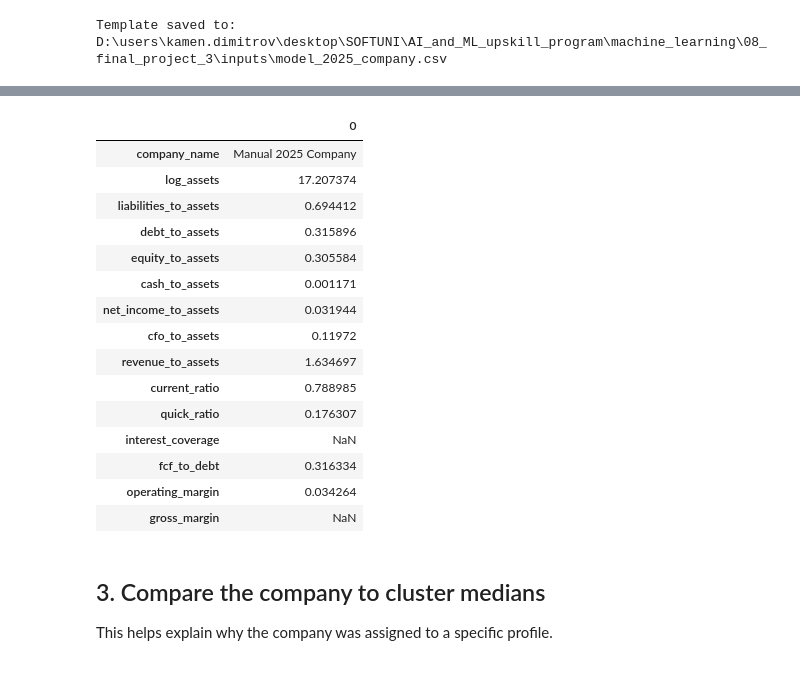
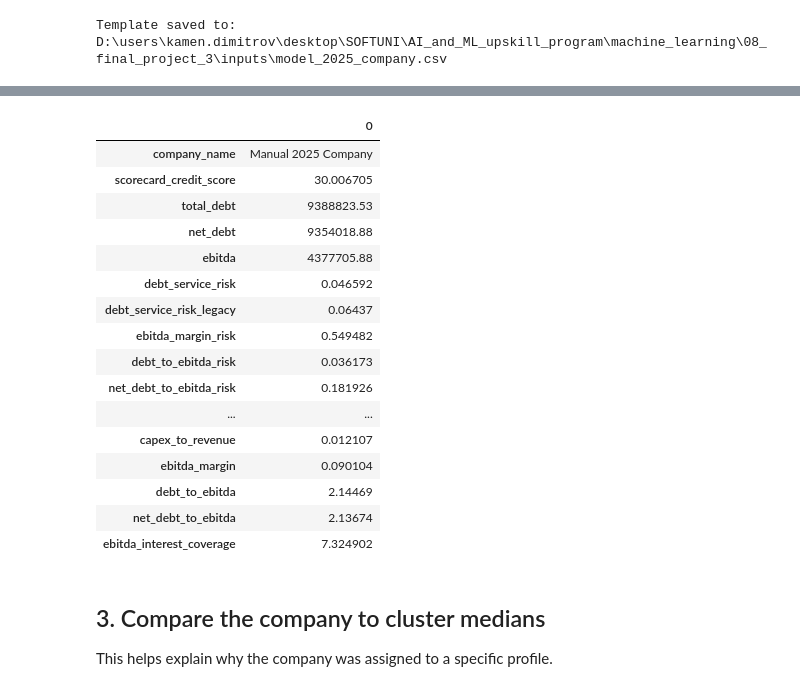
Before and after one commit to Kamend1/corporate_credit_clustering_tool, a Jupyter notebook: notebooks/03_private_company_credit_scoring_tool_feature_patch.ipynb, the cells around one changed output, grey strips where cells are left out. Drawn from its saved outputs; the diff is of its cells as text; code cells hidden in the pictures.

Commit message:
Update: Included EBITDA calculations and risk bloc in both clustering and scoring tool. Fixed calculations in scoring.py. Lowered thresholds to avoid annecessary lack of features.

```diff
--- a/notebooks/03_private_company_credit_scoring_tool.ipynb
+++ b/notebooks/03_private_company_credit_scoring_tool_feature_patch.ipynb
@@ -191,39 +200,68 @@ scored_manual_with_outlook[existing_summary_cols_with_outlook]
 # %%
-ratio_cols = [
+# Prefer the ratio list saved by Notebook 02's patched artifact.
+# Keep the fallback list so this notebook remains usable with older artifacts.
+ratio_cols = artifact.get("ratio_cols", [
     "log_assets",
     "liabilities_to_assets",
-    "debt_to_assets",
     "equity_to_assets",
     "cash_to_assets",
+    "revenue_to_assets",
     "net_income_to_assets",
     "cfo_to_assets",
-    "revenue_to_assets",
+    "debt_to_assets",
+    "debt_to_equity",
     "current_ratio",
     "quick_ratio",
+    "gross_margin",
+    "operating_margin",
     "interest_coverage",
+    "cfo_to_liabilities",
     "fcf_to_debt",
-    "operating_margin",
-    "gross_margin",
+    "capex_to_revenue",
+    "ebitda_margin",
+    "debt_to_ebitda",
+    "net_debt_to_ebitda",
+    "ebitda_interest_coverage",
+])
+
+additional_diagnostic_cols = [
+    "scorecard_credit_score",
+    "total_debt",
+    "net_debt",
+    "ebitda",
+    "debt_service_risk",
+    "debt_service_risk_legacy",
+    "ebitda_margin_risk",
+    "debt_to_ebitda_risk",
+    "net_debt_to_ebitda_risk",
+    "ebitda_coverage_risk",
+    "negative_ebitda_flag",
 ]
 
-scored_manual[["company_name"] + [c for c in ratio_cols if c in scored_manual.columns]].T
+manual_diagnostic_cols = [
+    c for c in additional_diagnostic_cols + ratio_cols
+    if c in scored_manual.columns
+]
+
+scored_manual[["company_name"] + manual_diagnostic_cols].T
 # %% [output]
 |  | 0 |
 | company_name | Manual 2025 Company |
-| log_assets | 17.207374 |
-| liabilities_to_assets | 0.694412 |
-| debt_to_assets | 0.315896 |
-| equity_to_assets | 0.305584 |
-| cash_to_assets | 0.001171 |
-| net_income_to_assets | 0.031944 |
-| cfo_to_assets | 0.11972 |
-| revenue_to_assets | 1.634697 |
-| current_ratio | 0.788985 |
-| quick_ratio | 0.176307 |
-| interest_coverage | NaN |
-| fcf_to_debt | 0.316334 |
-| operating_margin | 0.034264 |
-| gross_margin | NaN |
+| scorecard_credit_score | 30.006705 |
+| total_debt | 9388823.53 |
+| net_debt | 9354018.88 |
+| ebitda | 4377705.88 |
+| debt_service_risk | 0.046592 |
+| debt_service_risk_legacy | 0.06437 |
+| ebitda_margin_risk | 0.549482 |
+| debt_to_ebitda_risk | 0.036173 |
+| net_debt_to_ebitda_risk | 0.181926 |
+| ... | ... |
+| capex_to_revenue | 0.012107 |
+| ebitda_margin | 0.090104 |
+| debt_to_ebitda | 2.14469 |
+| net_debt_to_ebitda | 2.13674 |
+| ebitda_interest_coverage | 7.324902 |
 # %% [markdown]
 ## 3. Compare the company to cluster medians
 
```
Also changed, not shown: parts of 7 cells of this notebook, 2 other files.
